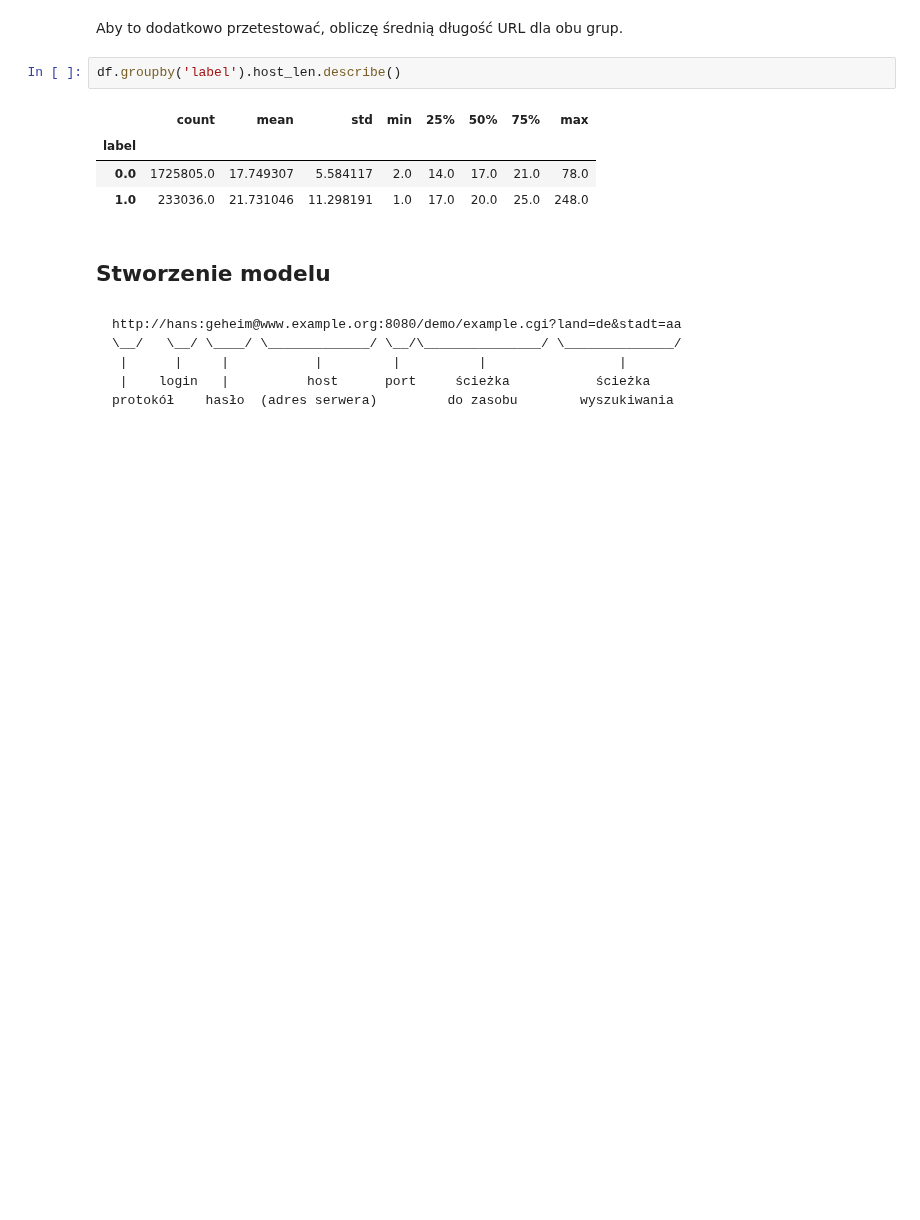
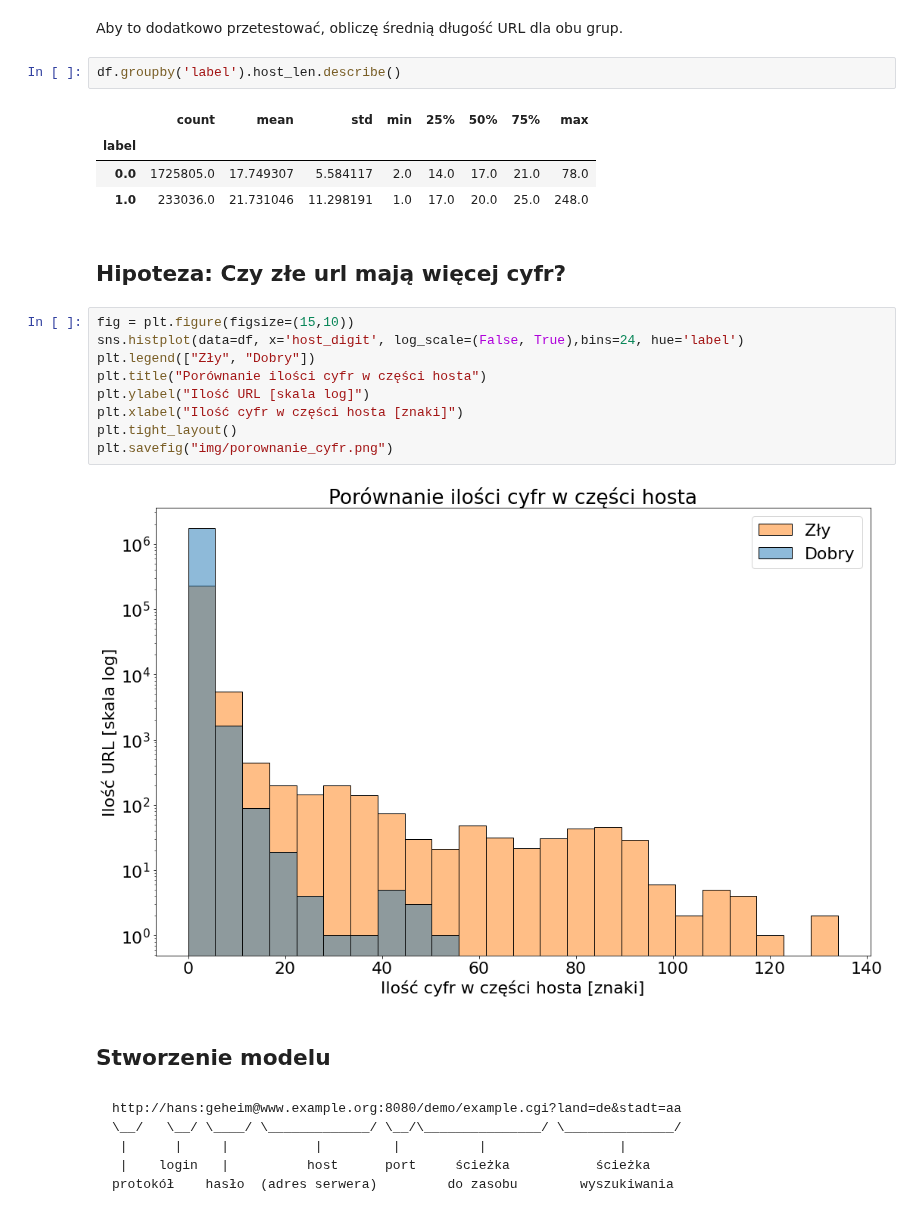
Before and after one commit to knmlprz/g2a-presentation-2021, a Jupyter notebook: Prezentacja.ipynb, the cells around one changed output. Drawn from its saved outputs; the diff is of its cells as text; blank space fills up the shorter version.

```diff
--- a/Prezentacja.ipynb
+++ b/Prezentacja.ipynb
@@ -89,6 +86,19 @@ df.groupby('label').host_len.describe()
 | label |  |  |  |  |  |  |  |  |
 | 0.0 | 1725805.0 | 17.749307 | 5.584117 | 2.0 | 14.0 | 17.0 | 21.0 | 78.0 |
 | 1.0 | 233036.0 | 21.731046 | 11.298191 | 1.0 | 17.0 | 20.0 | 25.0 | 248.0 |
+# %% [markdown]
+## Hipoteza: Czy złe url mają więcej cyfr?
+# %%
+fig = plt.figure(figsize=(15,10))
+sns.histplot(data=df, x='host_digit', log_scale=(False, True),bins=24, hue='label')
+plt.legend(["Zły", "Dobry"])
+plt.title("Porównanie ilości cyfr w części hosta")
+plt.ylabel("Ilość URL [skala log]")
+plt.xlabel("Ilość cyfr w części hosta [znaki]")
+plt.tight_layout()
+plt.savefig("img/porownanie_cyfr.png")
+# %% [output]
+[figure, added]
 # %% [markdown]
 ## Stworzenie modelu
 # %% [markdown]
```
Also changed, not shown: parts of 18 cells of this notebook, 2 other files.
